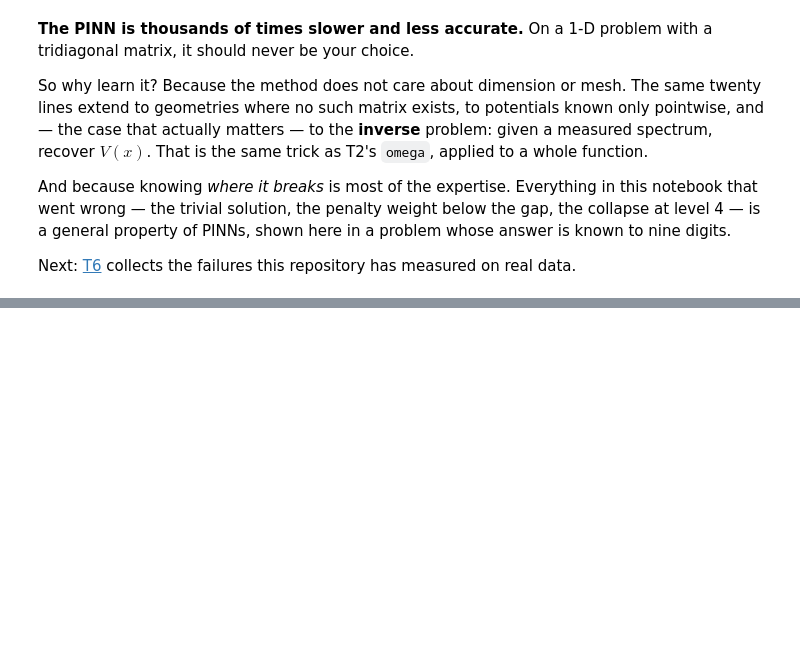
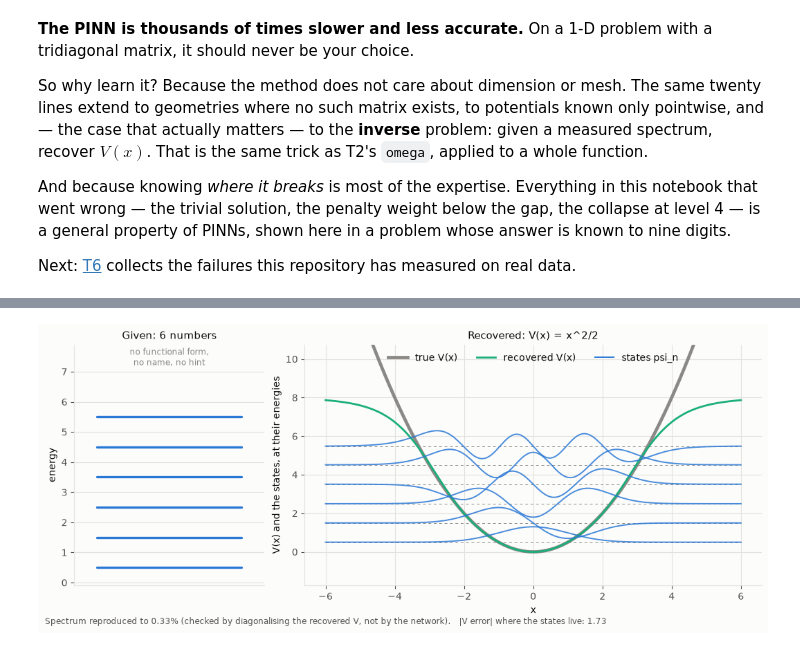
Before and after one commit to drorjac/physics-prior, a Jupyter notebook: notebooks/tutorials/T5_quantum_wavefunction.ipynb, the cells around one changed output, grey strips where cells are left out. Cells and saved outputs as stored; diff of their text form; code cells hidden in the pictures; blank space fills up the shorter version.

```diff
--- a/notebooks/tutorials/T5_quantum_wavefunction.ipynb
+++ b/notebooks/tutorials/T5_quantum_wavefunction.ipynb
@@ -215,0 +224,10 @@ measured on real data.
+# %%
+from physprior.methods.eigen_pinn import fit_inverse_potential
+energies = np.arange(6) + 0.5          # all the method is told
+inv = fit_inverse_potential(energies, -6.0, 6.0, n_collocation=256,
+                            epochs=3000, seed=11)
+print("target  :", np.round(inv.energies_target, 4))
+print("achieved:", np.round(inv.energies_achieved, 4), " (by diagonalising V_hat)")
+print(f"spectrum error: {inv.spectrum_error*100:.2f}%")
+for x0, v_true in ((0.0, 0.0), (1.0, 0.5), (2.0, 2.0), (3.0, 4.5)):
+    print(f"  V({x0}) = {np.interp(x0, inv.x, inv.v):7.3f}   true {v_true}")
@@ -215,0 +242,6 @@ measured on real data.
+# %%
+fig = P.fig_inverse_potential(inv, truth=lambda x: 0.5*x**2,
+                              title="Recovered: V(x) = x^2/2")
+plt.show()
+# %% [output]
+[figure, added]
```
Also changed, not shown: parts of 5 cells of this notebook, 8 other files.
